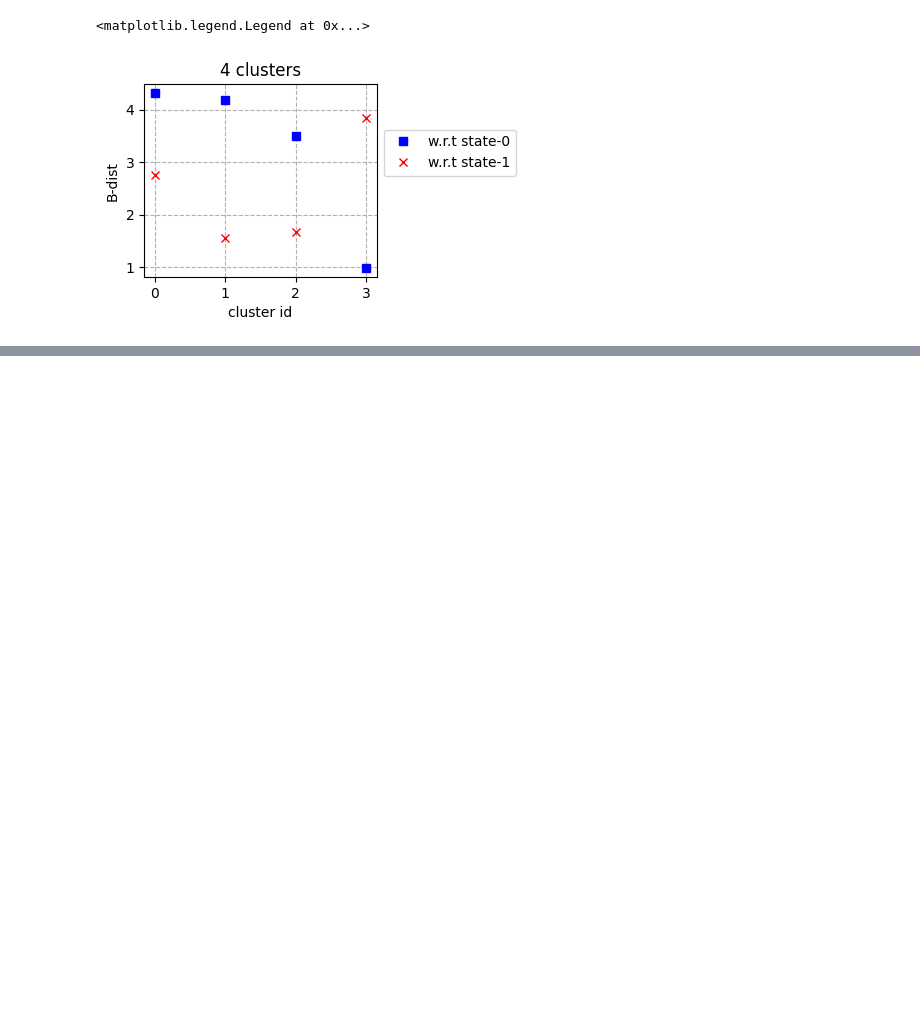
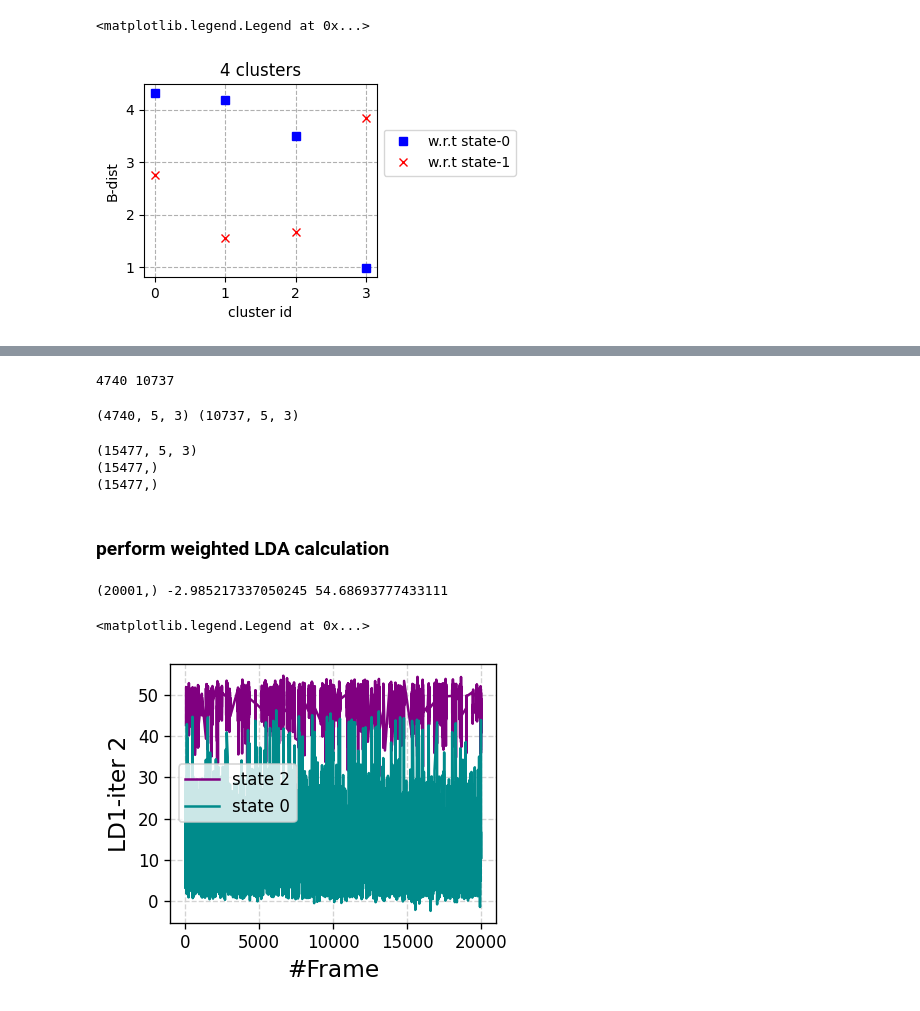
Before and after one commit to hocky-research-group/ShapeGMM_tutorial_2025, a Jupyter notebook: analyze_data/Part3_Cluster_Metad.ipynb, the cells around one changed output, grey strips where cells are left out. Cells and saved outputs as stored; diff of their text form; code cells hidden in the pictures; blank space fills up the shorter version.

```diff
--- a/analyze_data/Part3_Cluster_Metad.ipynb
+++ b/analyze_data/Part3_Cluster_Metad.ipynb
@@ -281,0 +328,54 @@ plt.legend(loc='best', bbox_to_anchor=[1.0,0.8])
+# %%
+c2_indx = [x[0] for x in np.argwhere(labels == 2)]   # close to initial state-0
+c1_indx = [x[0] for x in np.argwhere(labels == 0)]   # close to initial state-1
+
+print(len(c2_indx), len(c1_indx))
+# %% [output]
+4740 10737
+# %%
+c2_frames = global_aligned_traj[c2_indx]
+c1_frames = global_aligned_traj[c1_indx]
+
+print(c2_frames.shape, c1_frames.shape)
+# %% [output]
+(4740, 5, 3) (10737, 5, 3)
+# %%
+comb_frames =  np.concatenate([c2_frames, c1_frames], axis=0)
+print(comb_frames.shape)
+
+comb_labels = np.concatenate([np.zeros(len(c2_indx)), np.ones(len(c1_indx))], axis=0)
+print(comb_labels.shape)
+
+sel_wgts = np.concatenate([wgts[c2_indx], wgts[c1_indx]], axis=0)
+print(sel_wgts.shape)
+# %% [output]
+(15477, 5, 3)
+(15477,)
+(15477,)
+# %% [markdown]
+### perform weighted LDA calculation
+# %%
+# initialize
+lda = WL.WeightedLDA()
+
+# fit
+lda.fit(comb_frames.reshape(comb_frames.shape[0], comb_frames.shape[1]*3), comb_labels, wgts=sel_wgts)
+
+# tranform
+#ld1 = lda.transform(comb_frames.reshape(comb_frames.shape[0], comb_frames.shape[1]*3))[:,0]
+ld1 = lda.transform(global_aligned_traj.reshape(global_aligned_traj.shape[0], global_aligned_traj.shape[1]*3))[:,0]
+# %%
+print(ld1.shape, min(ld1), max(ld1))
+# %% [output]
+(20001,) -2.985217337050245 54.68693777433111
+# %%
+plt.figure(figsize=(3.5,2.8), dpi=120)
+plt.grid(axis="both", which="major", linestyle="--", color="lightgrey")
+plt.xlabel("#Frame", fontsize=14)
+plt.ylabel("LD1-iter 2", fontsize=14)
+plt.plot(c2_indx, ld1[c2_indx], color='purple', lw=1.5, ls='-', label='state 2')
+plt.plot(c0_indx, ld1[c0_indx], color='darkcyan', lw=1.5, ls='-', label='state 0')
+plt.legend()
+# %% [output]
+<matplotlib.legend.Legend at 0x...>
+[figure, added]
```
Also changed, not shown: parts of 14 cells of this notebook, 1 other file.
